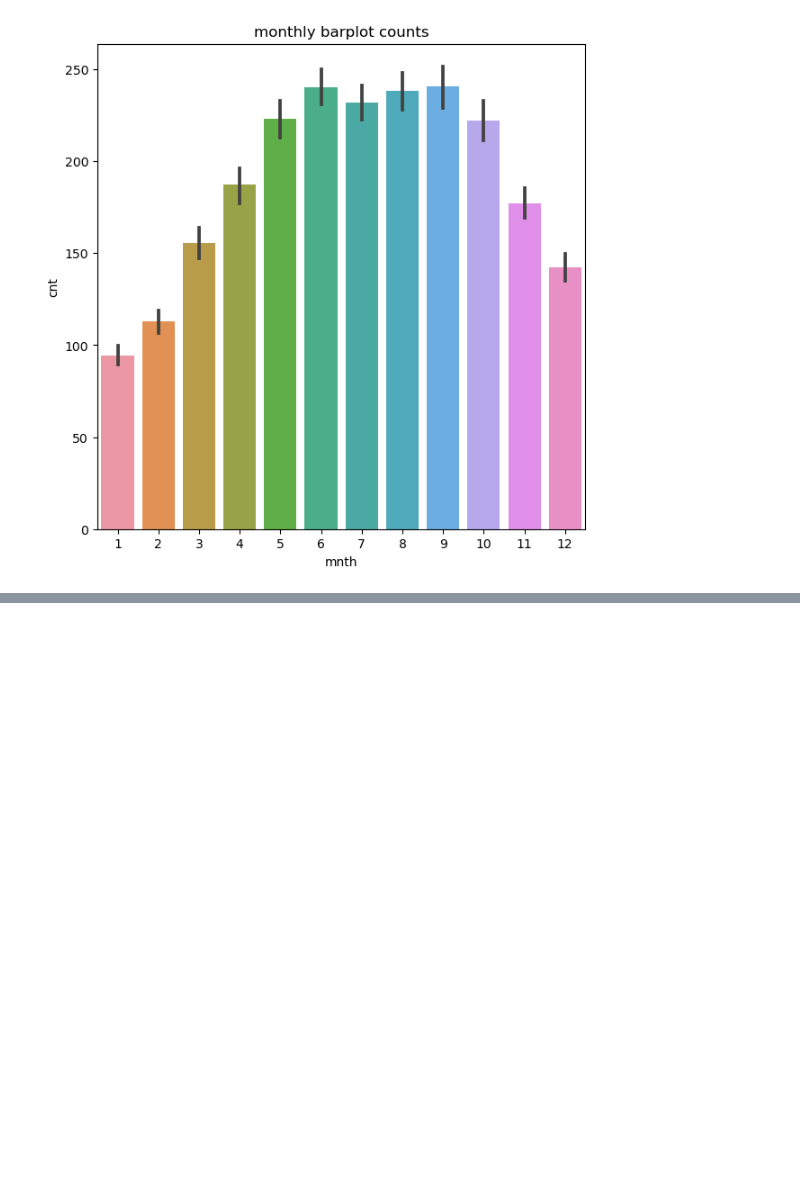
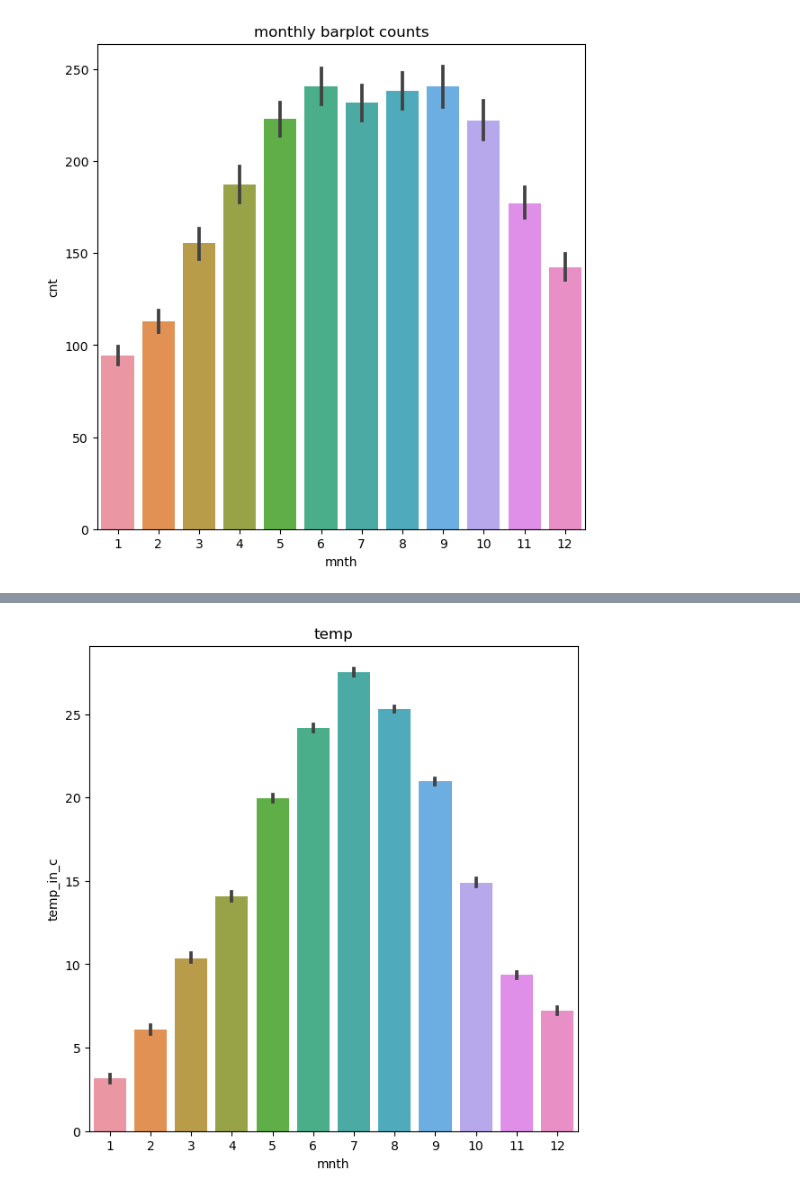
Before and after one commit to cdb8675309/Sprint-1, a Jupyter notebook: P3_S1.ipynb, the cells around one changed output, grey strips where cells are left out. Cells and saved outputs as stored; diff of their text form; code cells hidden in the pictures; blank space fills up the shorter version.

Commit message:
"more plots"

```diff
--- a/P3_S1.ipynb
+++ b/P3_S1.ipynb
@@ -104,3 +104,13 @@ def sname_maker(month):
         return 'fall'
 
 cabi_hr['season_name'] = cabi_hr['mnth'].apply(sname_maker)
+# %%
+# we are creating a new column called "", based on days of week, because the dataset
+#days are 0-6, 0 is sunday, 6 is saturday
+def yearname_maker(yr):
+    if yr == 0:
+        return '2011'
+    elif yr == 1:
+        return '2012'
+
+cabi_hr['year'] = cabi_hr['yr'].apply(yearname_maker)
@@ -425,0 +472,23 @@ plt.show()
+# %%
+#attempting denormalization of temp column
+
+t_min = -8
+t_max= 39
+result = []
+for value in cabi_hr['temp']:
+    denorm = (value * (t_max - t_min)+ t_min)
+    result.append(denorm)
+    # #here i make a column titled temp_in_c in the original dataframe
+
+    # cabi_hr['temp_in_c'] = denorm
+
+cabi_hr['temp_in_c'] = result
+cabi_hr
+
+
+
+# temp: Normalized temperature in Celsius. The values are derived via (t-t_min)/(t_max-t_min), t_min=-8, t_max=+39.
+#temp : Normalized temperature in Celsius. The values are derived via (t-t_min)/(t_max-t_min), t_min=-8, t_max=+39 (only in hourly scale)
+
+# atemp: Normalized feeling temperature in Celsius. The values are derived via (t-t_min)/(t_max-t_min), t_min=-16, t_max=+50.
+# https://islp.readthedocs.io/en/latest/datasets/Bikeshare.html
@@ -425,0 +509,7 @@ plt.show()
+# %%
+fig,ax = plt.subplots(figsize=(7,7))
+sns.barplot(data=cabi_hr, x="mnth", y="temp_in_c",)
+ax.set(title="temp")
+plt.show()
+# %% [output]
+[figure, added]
```
Also changed, not shown: parts of 10 cells of this notebook.
